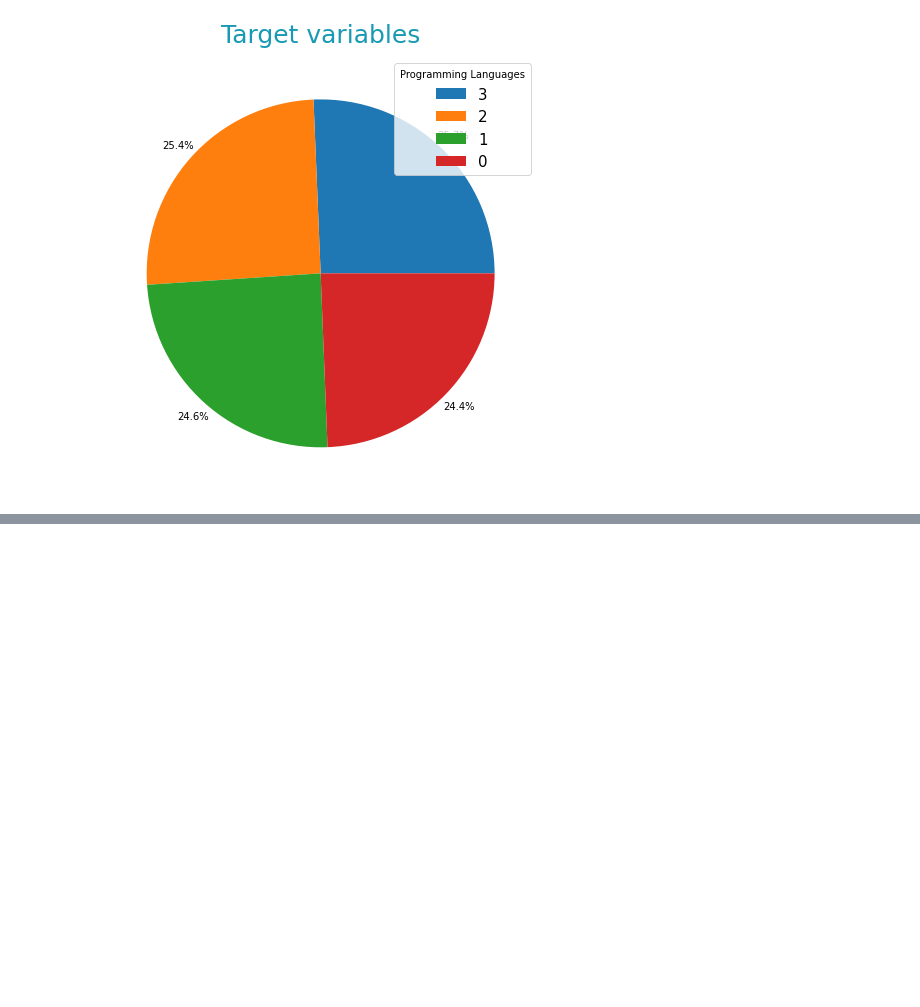
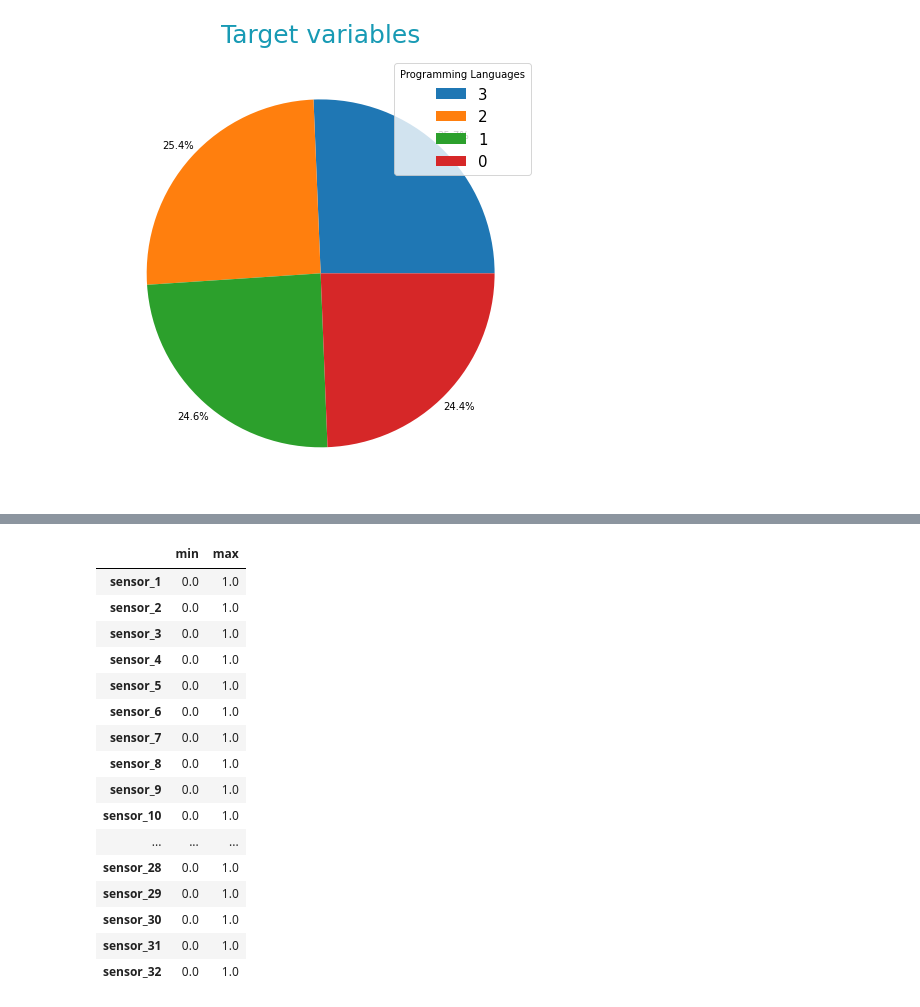
Before and after one commit to TrellixVulnTeam/GestureClassification_QRIP, a Jupyter notebook: gestureClassification.ipynb, the cells around one changed output, grey strips where cells are left out. Saved outputs shown, nothing was run; the diff lists cells and outputs as text; code cells hidden in the pictures; blank space fills up the shorter version.

```diff
--- a/gestureClassification.ipynb
+++ b/gestureClassification.ipynb
@@ -81,0 +115,22 @@ plt.show()
+# %%
+train_x = (train_x - mins) / (maxs - mins)
+test_x = (test_x - mins) / (maxs - mins)
+train_x.describe().T[['min', 'max']]
+# %% [output]
+|  | min | max |
+| sensor_1 | 0.0 | 1.0 |
+| sensor_2 | 0.0 | 1.0 |
+| sensor_3 | 0.0 | 1.0 |
+| sensor_4 | 0.0 | 1.0 |
+| sensor_5 | 0.0 | 1.0 |
+| sensor_6 | 0.0 | 1.0 |
+| sensor_7 | 0.0 | 1.0 |
+| sensor_8 | 0.0 | 1.0 |
+| sensor_9 | 0.0 | 1.0 |
+| sensor_10 | 0.0 | 1.0 |
+| ... | ... | ... |
+| sensor_28 | 0.0 | 1.0 |
+| sensor_29 | 0.0 | 1.0 |
+| sensor_30 | 0.0 | 1.0 |
+| sensor_31 | 0.0 | 1.0 |
+| sensor_32 | 0.0 | 1.0 |
```
Also changed, not shown: parts of 3 cells of this notebook.
